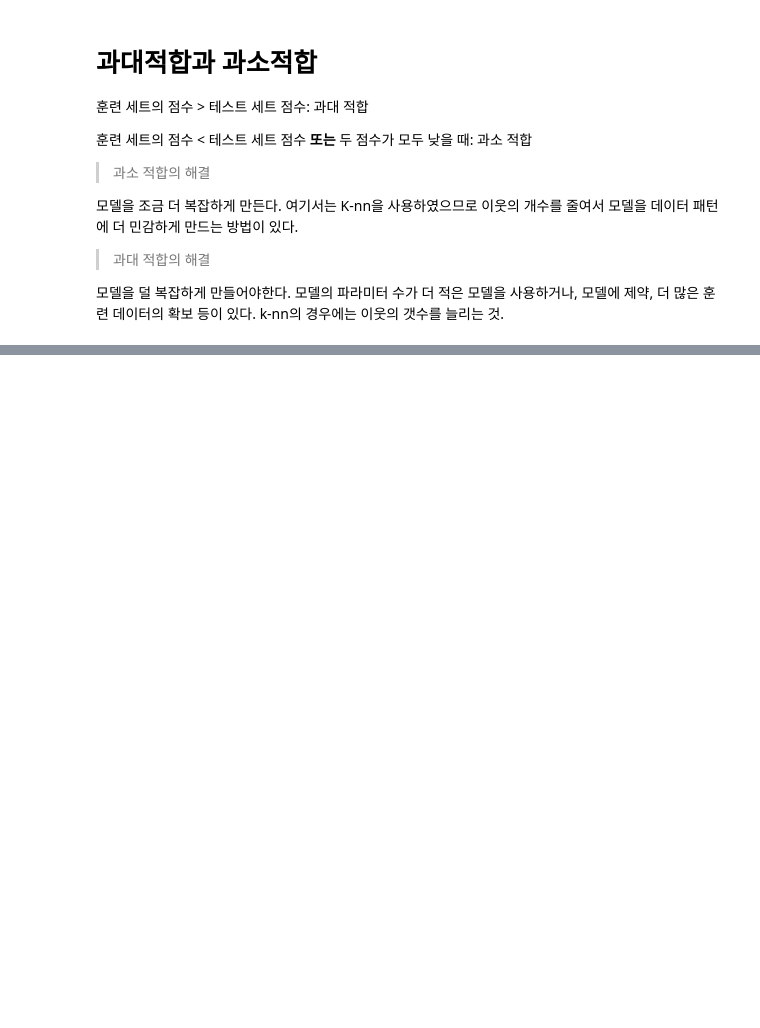
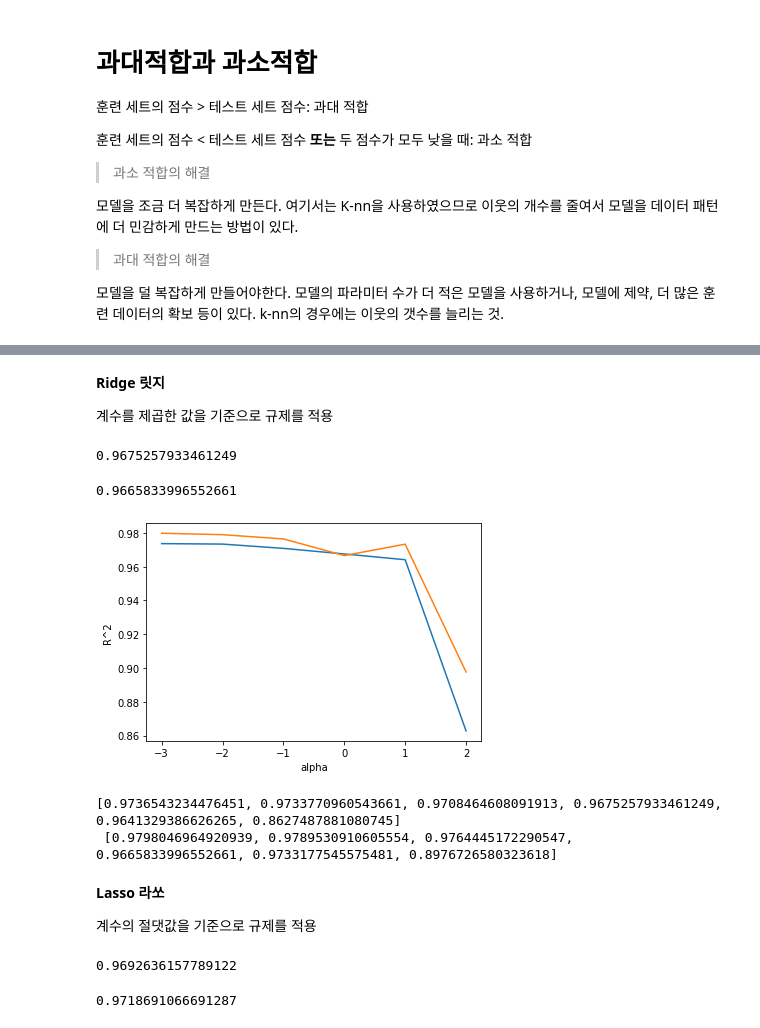
Before and after one commit to Kang-Inprogress/-ML, a Jupyter notebook: 혼공ML_3챕터.ipynb, the cells around one changed output, grey strips where cells are left out. Drawn from its saved outputs; the diff is of its cells as text; code cells hidden in the pictures; blank space fills up the shorter version.

```diff
--- a/혼공ML_3챕터.ipynb
+++ b/혼공ML_3챕터.ipynb
@@ -79,0 +184,62 @@ print(mae)
+# %%
+# 데이터의 준비(PolynomialFeatures로 만든 train_poly 등을 사용)
+from sklearn.preprocessing import StandardScaler
+
+ss = StandardScaler()
+ss.fit(train_poly)
+train_scaled = ss.transform(train_poly)
+test_scaled = ss.transform(test_poly)
+# %% [markdown]
+**Ridge 릿지**
+
+계수를 제곱한 값을 기준으로 규제를 적용
+# %%
+from sklearn.linear_model import Ridge
+ridge = Ridge()
+ridge.fit(train_scaled, train_target)
+print(ridge.score(train_scaled, train_target))
+# %% [output]
+0.9675257933461249
+# %%
+print(ridge.score(test_scaled, test_target))
+# %% [output]
+0.9665833996552661
+# %%
+import matplotlib.pyplot as plt
+train_score = []
+test_score = []
+
+alpha_list = [0.001, 0.01, 0.1, 1, 10, 100]
+for alpha in alpha_list:
+  ridge = Ridge(alpha=alpha)
+  ridge.fit(train_scaled, train_target)
+  train_score.append(ridge.score(train_scaled, train_target))
+  test_score.append(ridge.score(test_scaled, test_target))
+
+plt.plot(np.log10(alpha_list), train_score)
+plt.plot(np.log10(alpha_list), test_score)
+plt.xlabel('alpha')
+plt.ylabel('R^2')
+plt.show()
+
+print(train_score, "\n", test_score)
+# %% [output]
+[figure, added]
+[0.9736543234476451, 0.9733770960543661, 0.9708464608091913, 0.9675257933461249, 0.9641329386626265, 0.8627487881080745]
+ [0.9798046964920939, 0.9789530910605554, 0.9764445172290547, 0.9665833996552661, 0.9733177545575481, 0.8976726580323618]
+# %% [markdown]
+**Lasso 라쏘**
+
+계수의 절댓값을 기준으로 규제를 적용
+# %%
+from sklearn.linear_model import Lasso
+
+lasso = Lasso()
+lasso.fit(train_scaled, train_target)
+print(lasso.score(train_scaled, train_target))
+# %% [output]
+0.9692636157789122
+# %%
+print(lasso.score(test_scaled, test_target))
+# %% [output]
+0.9718691066691287
```
Also changed, not shown: parts of 17 cells of this notebook.
